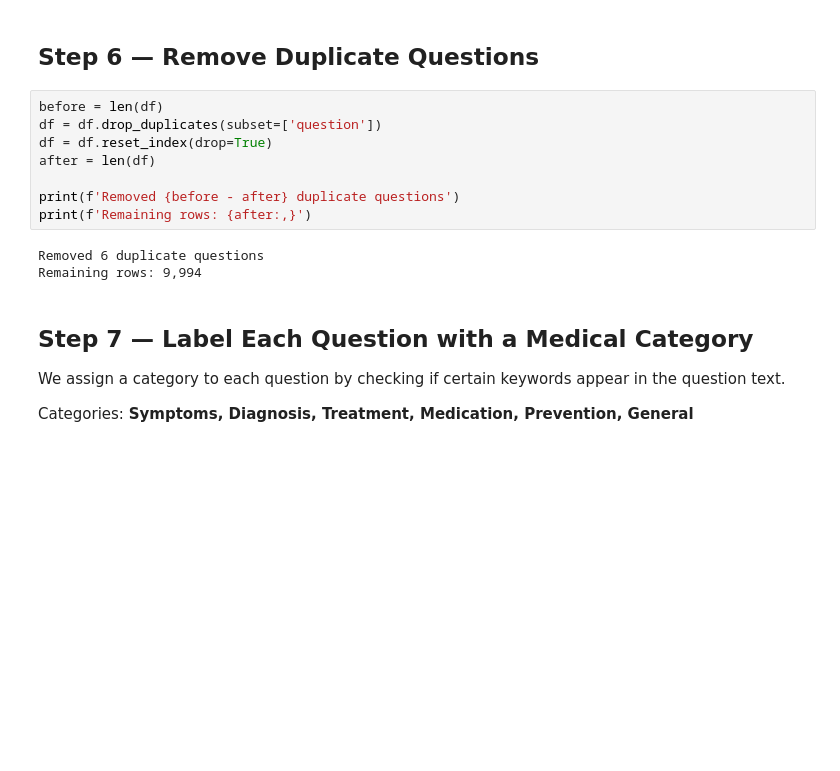
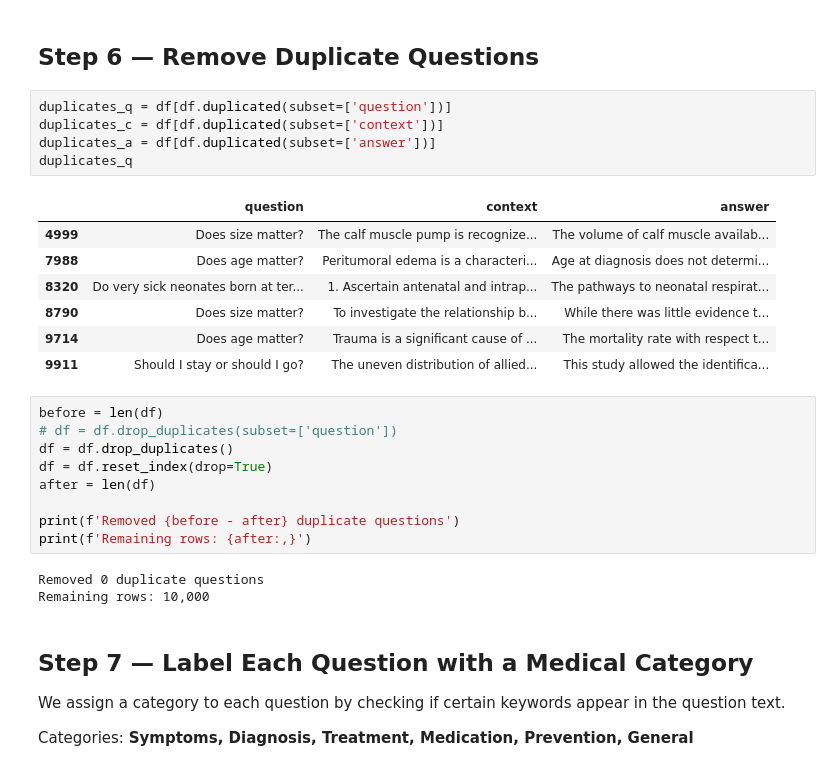
Before and after one commit to AbdelrahmanMatrix/Healthcare-RAG-Powered-Medical-QA-Assistant, a Jupyter notebook: notebooks/02_preprocessing.ipynb, the cells around one changed output. Drawn from its saved outputs; the diff is of its cells as text; blank space fills up the shorter version.

```diff
--- a/notebooks/02_preprocessing.ipynb
+++ b/notebooks/02_preprocessing.ipynb
@@ -137,17 +137,31 @@ Removed 0 rows with missing values
 Remaining rows: 10,000
 # %% [markdown]
 ## Step 6 — Remove Duplicate Questions
+# %%
+duplicates_q = df[df.duplicated(subset=['question'])]
+duplicates_c = df[df.duplicated(subset=['context'])]
+duplicates_a = df[df.duplicated(subset=['answer'])]
+duplicates_q
+# %% [output]
+|  | question | context | answer |
+| 4999 | Does size matter? | The calf muscle pump is recognize... | The volume of calf muscle availab... |
+| 7988 | Does age matter? | Peritumoral edema is a characteri... | Age at diagnosis does not determi... |
+| 8320 | Do very sick neonates born at ter... | 1. Ascertain antenatal and intrap... | The pathways to neonatal respirat... |
+| 8790 | Does size matter? | To investigate the relationship b... | While there was little evidence t... |
+| 9714 | Does age matter? | Trauma is a significant cause of ... | The mortality rate with respect t... |
+| 9911 | Should I stay or should I go? | The uneven distribution of allied... | This study allowed the identifica... |
 # %%
 before = len(df)
-df = df.drop_duplicates(subset=['question'])
+# df = df.drop_duplicates(subset=['question'])
+df = df.drop_duplicates()
 df = df.reset_index(drop=True)
 after = len(df)
 
 print(f'Removed {before - after} duplicate questions')
 print(f'Remaining rows: {after:,}')
 # %% [output]
-Removed 6 duplicate questions
-Remaining rows: 9,994
+Removed 0 duplicate questions
+Remaining rows: 10,000
 # %% [markdown]
 ## Step 7 — Label Each Question with a Medical Category
 
```
Also changed, not shown: parts of 3 cells of this notebook, 11 other files.
